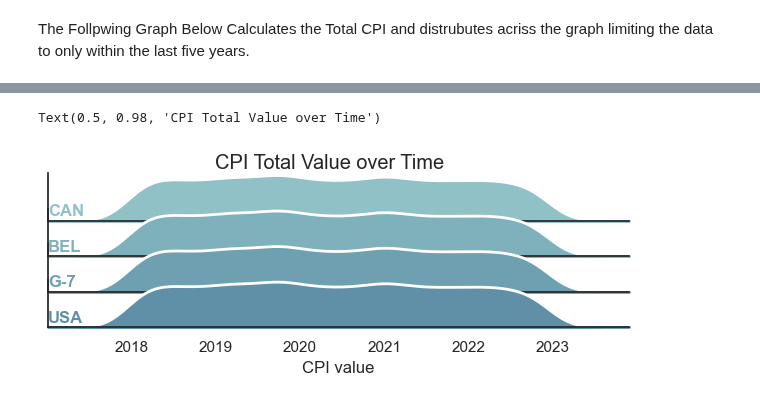
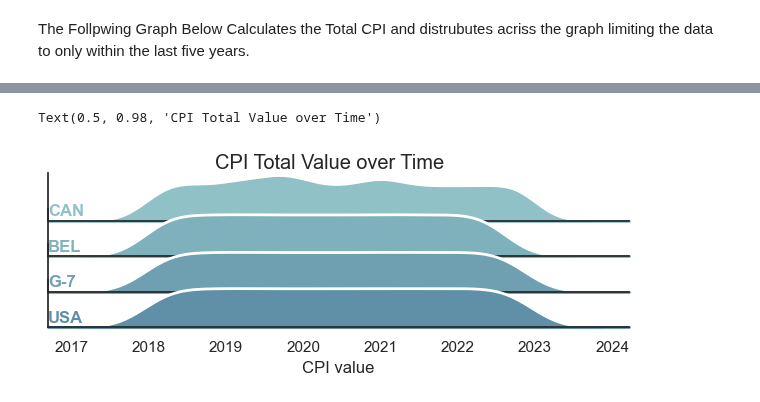
Before and after one commit to ubco-W2022T2-data301/project-group-group19, a Jupyter notebook: analysis/analysis2.ipynb, the cells around one changed output, grey strips where cells are left out. Cells and saved outputs as stored; diff of their text form; code cells hidden in the pictures.

```diff
--- a/analysis/analysis2.ipynb
+++ b/analysis/analysis2.ipynb
@@ -408,7 +464,7 @@ importlib.reload(mt)
 df_CAD= mt.load('../data/processed/wrangled/CAN_TOT_2018to2022.csv')
 df_AUT= mt.load('../data/processed/wrangled/BEL_TOT_2018to2022.csv')
 df_G7=  mt.load('../data/processed/wrangled/G-7_TOT_2018to2022.csv')
-df_USA=  mt.load('..git pull/data/processed/wrangled/USA_TOT_2018to2022.csv')
+df_USA=  mt.load('../data/processed/wrangled/USA_TOT_2018to2022.csv')
 df = pd.concat([df_CAD, df_AUT,df_G7,df_USA], ignore_index=True).reset_index(drop=True)
 plot = sns.violinplot(df,x="Value", y="LOCATION")
 plot.set_xlabel("CPI")
@@ -430,36 +492,36 @@ df["TIME"] = pd.to_datetime(df['TIME'])
 df = df[df["Value"] <= 10]
 df = df[df["Value"] > -5]
 sns.set_theme(style="ticks", font_scale=1.3 )
 plt.rc("axes.spines", top=False, right=False)
 # resuing From lab 6
 sns.set_theme(style="white", rc={"axes.facecolor": (0, 0, 0, 0)})
 #define lbl attributes
 def label(x, color, label):
     ax = plt.gca()
     ax.text(0, .2, label, fontweight="bold", color=color,
             ha="left", va="center", transform=ax.transAxes)
 #init
 pal = sns.cubehelix_palette(10,rot=-.25,light=.7)
 g = sns.FacetGrid(df,row='LOCATION',hue='LOCATION',aspect=15,height=.5,palette=pal)
 
 #draw
-g.map(sns.kdeplot, x=df['TIME'], clip_on=False,color='w',lw=2,bw_adjust=.5)
-g.map(sns.kdeplot, x=df['TIME'],bw_adjust=.5,clip_on=False,fill=True,alpha=1,linewidth=1.5)
+g.map_dataframe(sns.kdeplot, x='TIME' ,clip_on=False,color='w',lw=2,bw_adjust=.5)
+g.map_dataframe(sns.kdeplot, x='TIME',bw_adjust=.5,clip_on=False,fill=True,alpha=1,linewidth=1.5)
 
 #define
 g.refline(y=0, linewidth=2, linestyle="-", color=None, clip_on=False)
 
 
 
 #label
 g.map(label,'LOCATION')
 g.figure.subplots_adjust(hspace=-.25)
 g.set_titles("")
 g.set(yticks=[],ylabel="", xlabel="CPI value")
 g.fig.suptitle("CPI Total Value over Time")
 # %% [output]
 Text(0.5, 0.98, 'CPI Total Value over Time')
-[figure, old version]
+[figure, new version]
 # %%
 df_CAD= mt.load('../data/processed/wrangled/CAN_TOT_2018to2022.csv')
 df_BEL= mt.load('../data/processed/wrangled/BEL_TOT_2018to2022.csv')
```
Also changed, not shown: parts of 8 cells of this notebook, 4 other files.
